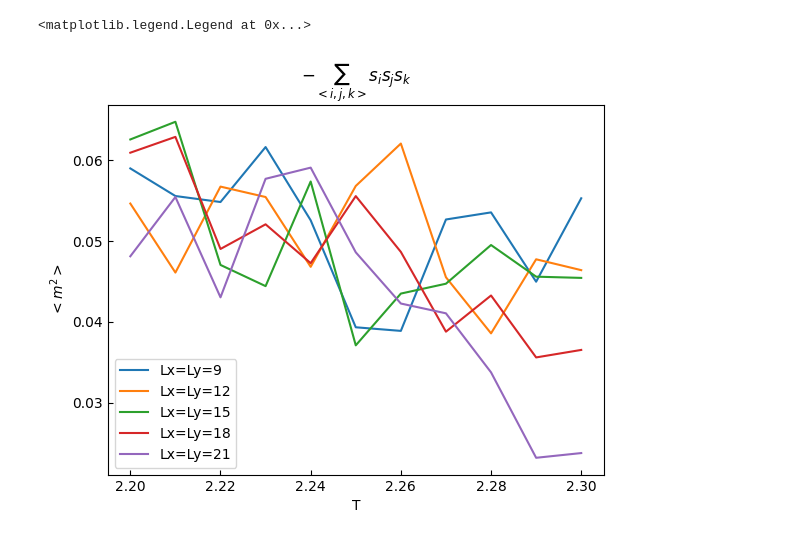
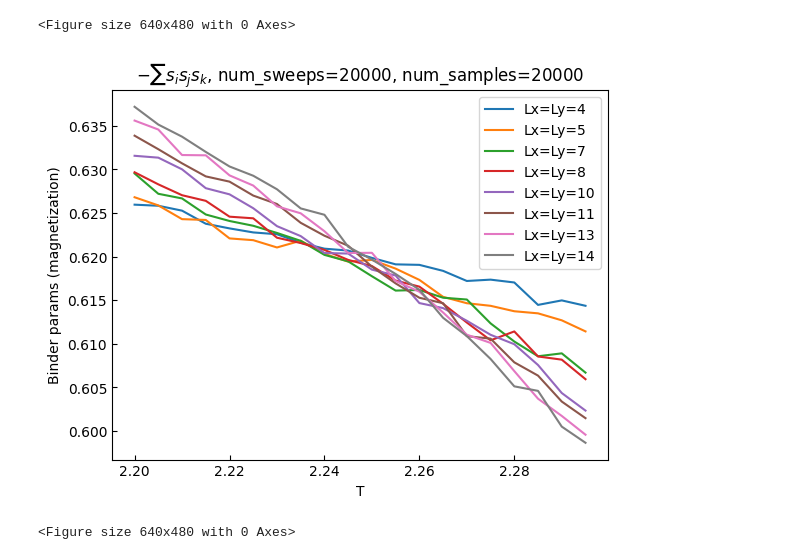
Before and after one commit to K-Suzuki-Jij/compnal_archived, a Jupyter notebook: notebooks/classical_monte_carlo/2-dim-poly-ising-deg3-2.ipynb, the cells around one changed output. Cells and saved outputs as stored; diff of their text form; code cells hidden in the pictures.

```diff
--- a/notebooks/classical_monte_carlo/2-dim-poly-ising-deg3-2.ipynb
+++ b/notebooks/classical_monte_carlo/2-dim-poly-ising-deg3-2.ipynb
@@ -6,18 +7,15 @@ from tqdm import tqdm
 plt.rcParams['xtick.direction'] = 'in'
 plt.rcParams['ytick.direction'] = 'in'
 # %%
-degree = 3
+degree = 2
 J = -1.0
-N_list = [9, 12, 15, 18, 21, 24]
-T_list = np.arange(2.2, 2.31, 0.01)
+#h = -0.01
+N_list = [4, 5, 7, 8, 10, 11, 13, 14]
+T_list = np.arange(2.2, 2.3, 0.005)
 # %%
 bind = []
-mag_mag = []
-mag_mag_mag_mag = []
 for N in N_list:
     temp_bind = []
-    temp_mag_mag = []
-    temp_mag_mag_mag_mag = []
     for t in tqdm(T_list):
         lattice = compnal.lattice.Square(
             x_size=N,
@@ -31,17 +29,13 @@ for N in N_list:
             model=model,
             updater=compnal.solver.Updater.METROPOLIS
         )
-        solver.num_sweeps = 100000
-        solver.num_samples = 1000
+        solver.num_sweeps = 20000
+        solver.num_samples = 20000
         solver.num_threads = 32
         solver.temperature = t
         solver.run()
         mm = solver.calculate_moment(2)
         mmmm = solver.calculate_moment(4)
-        #print(mmmm, mm, 1-mmmm/(3*mm*mm))
-        temp_mag_mag.append(mm)
-        temp_mag_mag_mag_mag.append(mmmm)
-        temp_bind.append(1-mmmm/(3*mm*mm))
+        #temp_bind.append(calc_binder(solver.get_samples()))
+        temp_bind.append(1 - mmmm/(3*mm*mm))
     bind.append(temp_bind)
-    mag_mag.append(temp_mag_mag)
-    mag_mag_mag_mag.append(temp_mag_mag_mag_mag)
@@ -91,15 +42,12 @@ plt.legend()
-# %%
-plt.plot(T_list, mag_mag_mag_mag[0], label="Lx=Ly=9")
-plt.plot(T_list, mag_mag_mag_mag[1], label="Lx=Ly=12")
-plt.plot(T_list, mag_mag_mag_mag[2], label="Lx=Ly=15")
-plt.plot(T_list, mag_mag_mag_mag[3], label="Lx=Ly=18")
-plt.plot(T_list, mag_mag_mag_mag[4], label="Lx=Ly=21")
-#plt.plot(T_list, mag[3])
-
-plt.xlabel("T")
-plt.ylabel("$<m^2>$")
-plt.title("$-\sum_{<i,j,k>}s_is_js_k$")
-plt.legend()
-# %% [output]
-<matplotlib.legend.Legend at 0x...>
-[figure, removed]
+# %%
+for i, N in enumerate(N_list):
+    plt.plot(T_list, bind[i], label=f"Lx=Ly={N}")
+    plt.xlabel("T")
+    plt.ylabel("Binder params (magnetization)")
+    plt.title(f"$-\sum s_is_js_k$, num_sweeps={solver.num_sweeps}, num_samples={solver.num_samples}")
+plt.legend()
+plt.figure()
+# %% [output]
+<Figure size 640x480 with 0 Axes>
+[figure, added]
+<Figure size 640x480 with 0 Axes>
```
Also changed, not shown: parts of 3 cells of this notebook, 30 other files.
